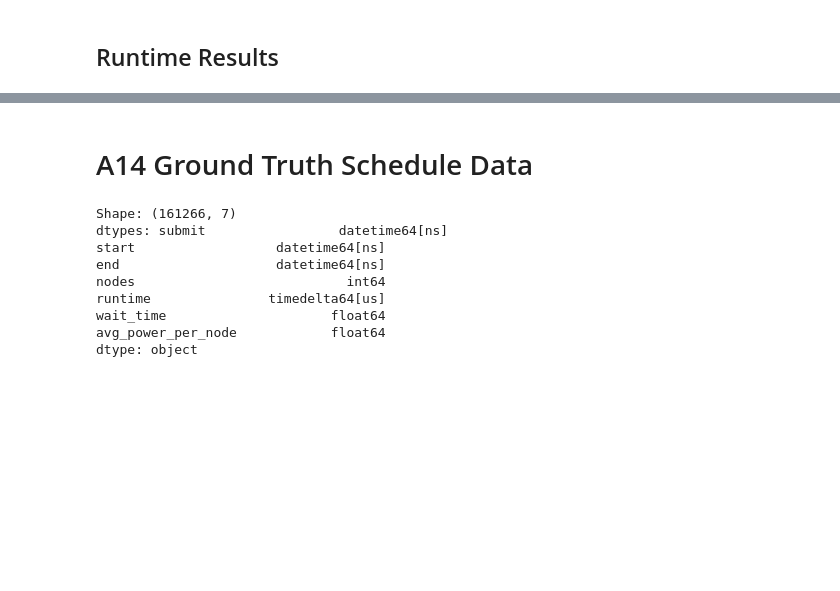
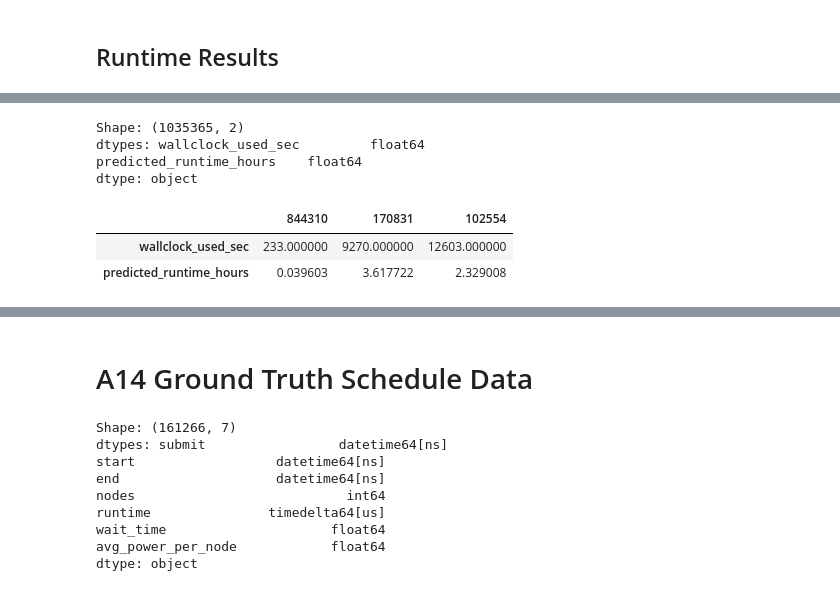
Before and after one commit to NREL/raddit, a Jupyter notebook: notebooks/validate_datasets.ipynb, the cells around one changed output, grey strips where cells are left out. Saved outputs shown, nothing was run; the diff lists cells and outputs as text; code cells hidden in the pictures; blank space fills up the shorter version.

```diff
--- a/notebooks/validate_datasets.ipynb
+++ b/notebooks/validate_datasets.ipynb
@@ -84,0 +118,10 @@ a4_power_df.sample(3).T
+# %%
+a10_power_df = load_and_describe_data('../data/semantic_search_runtime_results.parquet')
+# %% [output]
+Shape: (1035365, 2)
+dtypes: wallclock_used_sec         float64
+predicted_runtime_hours    float64
+dtype: object
+|  | 844310 | 170831 | 102554 |
+| wallclock_used_sec | 233.000000 | 9270.000000 | 12603.000000 |
+| predicted_runtime_hours | 0.039603 | 3.617722 | 2.329008 |
```
Also changed, not shown: parts of 9 cells of this notebook, 1 other file.
